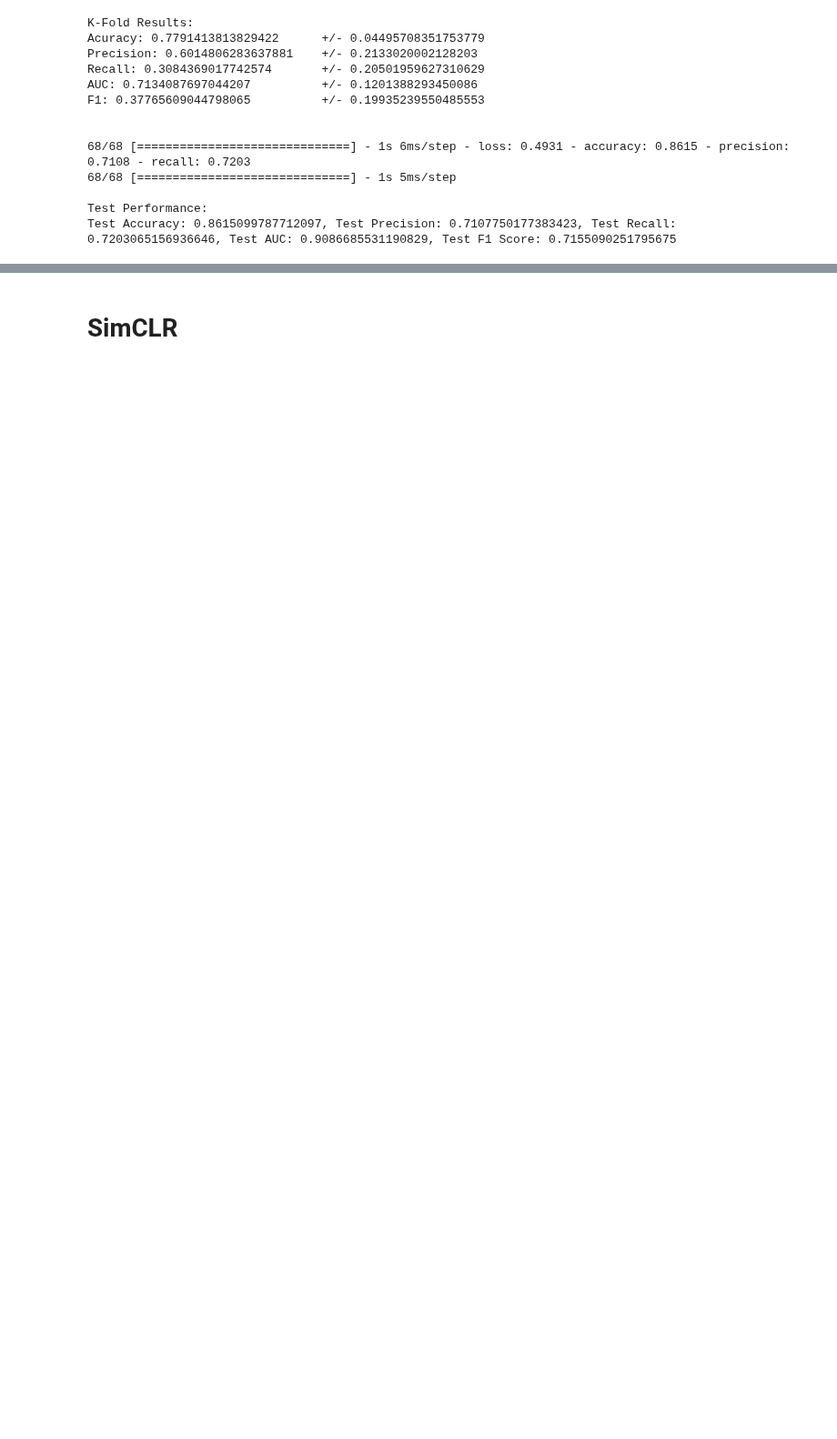
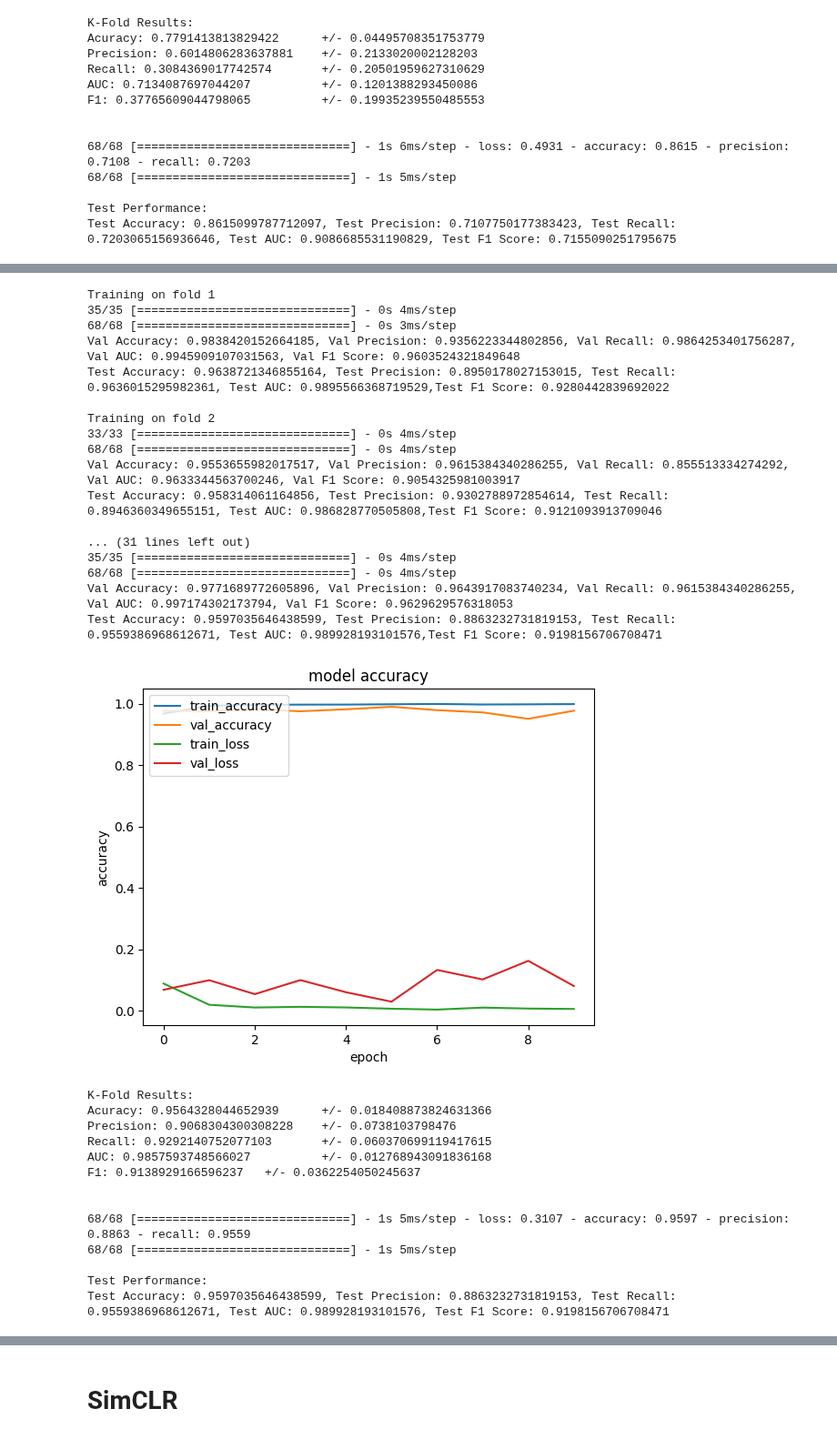
Before and after one commit to raaifhadadi/FYP, a Jupyter notebook: brugada_ssl_finetuning.ipynb, the cells around one changed output, grey strips where cells are left out. Shown at 91% size. Drawn from its saved outputs; the diff is of its cells as text; code cells hidden in the pictures; blank space fills up the shorter version.

```diff
--- a/brugada_ssl_finetuning.ipynb
+++ b/brugada_ssl_finetuning.ipynb
@@ -346,0 +403,35 @@ Test Accuracy: 0.8615099787712097, Test Precision: 0.7107750177383423, Test Reca
+# %%
+# SMOTE
+k_fold_finetune_resnet(8, X_train_resampled, Y_train_resampled, folds_train_resampled, X_train, Y_train, folds_train, freeze_layers=7,batch_size=32, epochs=10, weights_path='model-weights/resnet_feature_model_ptbxl_classifier.h5', learning_rate=0.001, num_classes=1, name="resnet10_smote_transfer.h5")
+# %% [output]
+Training on fold 1
+35/35 [==============================] - 0s 4ms/step
+68/68 [==============================] - 0s 3ms/step
+Val Accuracy: 0.9838420152664185, Val Precision: 0.9356223344802856, Val Recall: 0.9864253401756287, Val AUC: 0.9945909107031563, Val F1 Score: 0.9603524321849648
+Test Accuracy: 0.9638721346855164, Test Precision: 0.8950178027153015, Test Recall: 0.9636015295982361, Test AUC: 0.9895566368719529,Test F1 Score: 0.9280442839692022
+
+Training on fold 2
+33/33 [==============================] - 0s 4ms/step
+68/68 [==============================] - 0s 4ms/step
+Val Accuracy: 0.9553655982017517, Val Precision: 0.9615384340286255, Val Recall: 0.855513334274292, Val AUC: 0.9633344563700246, Val F1 Score: 0.9054325981003917
+Test Accuracy: 0.958314061164856, Test Precision: 0.9302788972854614, Test Recall: 0.8946360349655151, Test AUC: 0.986828770505808,Test F1 Score: 0.9121093913709046
+
+... (31 lines left out)
+35/35 [==============================] - 0s 4ms/step
+68/68 [==============================] - 0s 4ms/step
+Val Accuracy: 0.9771689772605896, Val Precision: 0.9643917083740234, Val Recall: 0.9615384340286255, Val AUC: 0.997174302173794, Val F1 Score: 0.9629629576318053
+Test Accuracy: 0.9597035646438599, Test Precision: 0.8863232731819153, Test Recall: 0.9559386968612671, Test AUC: 0.989928193101576,Test F1 Score: 0.9198156706708471
+[figure, added]
+K-Fold Results:
+Acuracy: 0.9564328044652939      +/- 0.018408873824631366
+Precision: 0.9068304300308228    +/- 0.0738103798476
+Recall: 0.9292140752077103       +/- 0.060370699119417615
+AUC: 0.9857593748566027          +/- 0.012768943091836168
+F1: 0.9138929166596237   +/- 0.0362254050245637
+
+
+68/68 [==============================] - 1s 5ms/step - loss: 0.3107 - accuracy: 0.9597 - precision: 0.8863 - recall: 0.9559
+68/68 [==============================] - 1s 5ms/step
+
+Test Performance:
+Test Accuracy: 0.9597035646438599, Test Precision: 0.8863232731819153, Test Recall: 0.9559386968612671, Test AUC: 0.989928193101576, Test F1 Score: 0.9198156706708471
```
Also changed, not shown: parts of 4 cells of this notebook, 1 other file.
